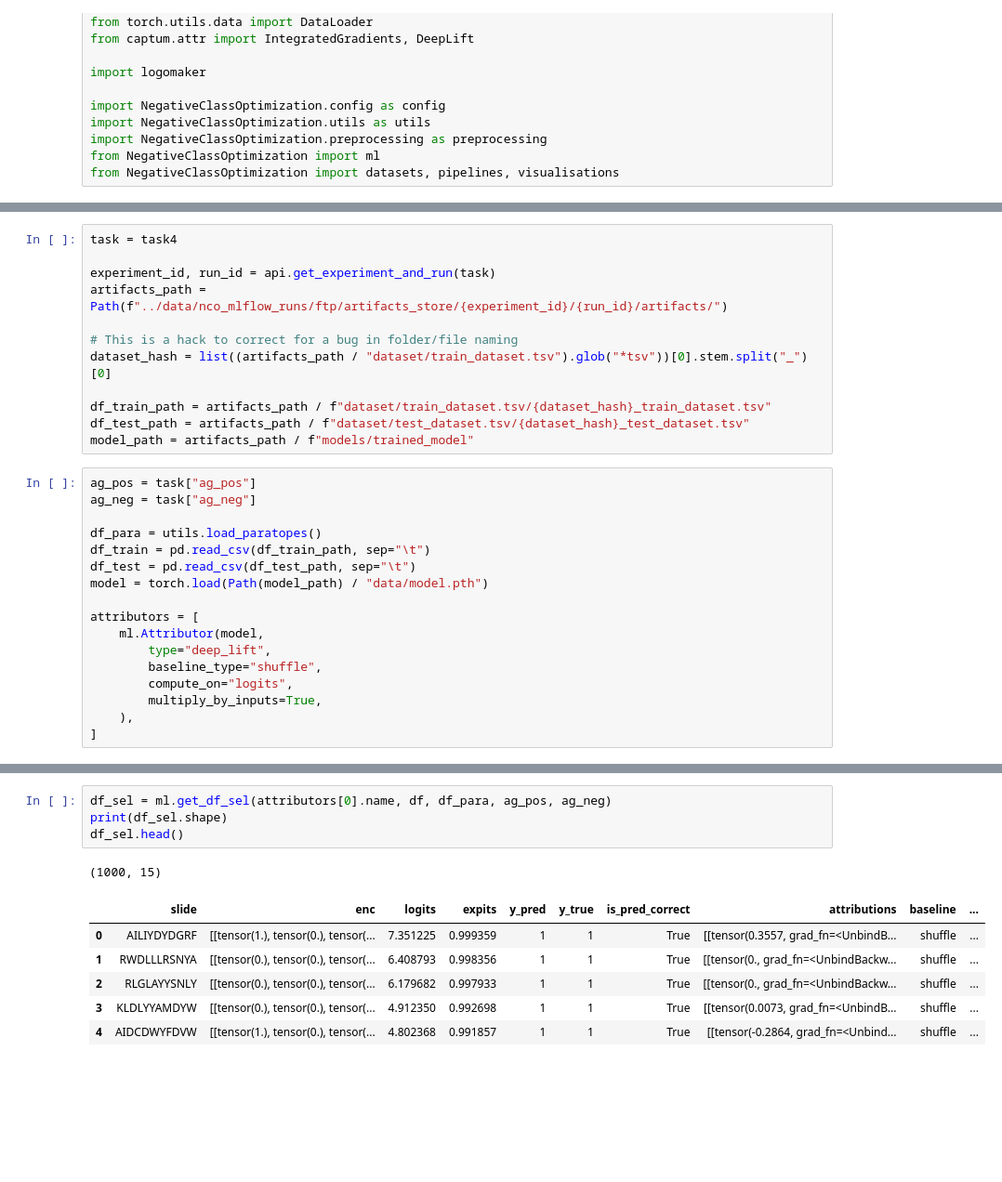
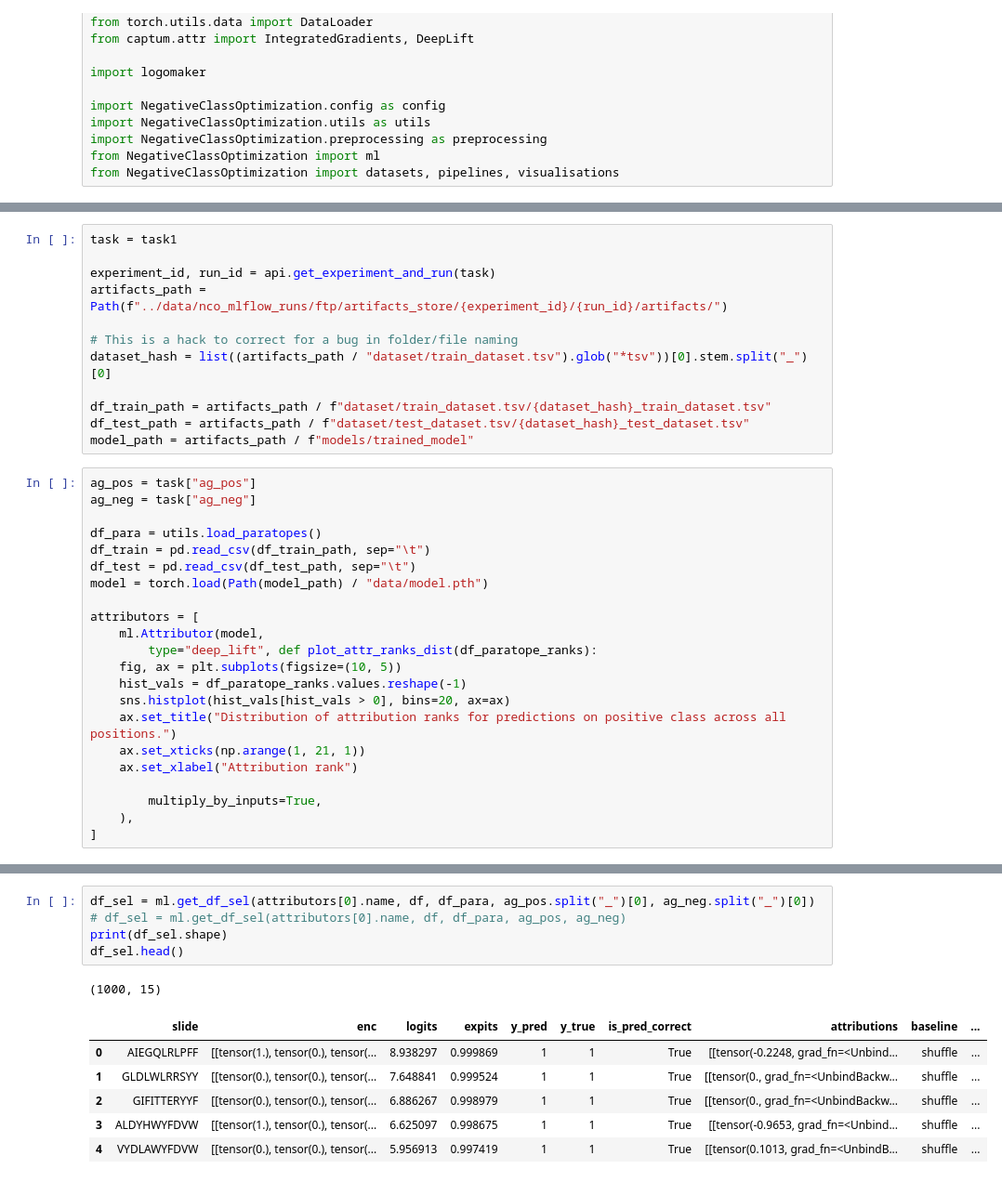
Before and after one commit to csi-greifflab/negative-class-optimization, a Jupyter notebook: notebooks/07c_Interpretability_across_datasets.ipynb, the cells around one changed output, grey strips where cells are left out. Shown: that part at 93% size. Saved outputs shown, nothing was run; the diff lists cells and outputs as text; blank space fills up the shorter version.

```diff
--- a/notebooks/07c_Interpretability_across_datasets.ipynb
+++ b/notebooks/07c_Interpretability_across_datasets.ipynb
@@ -62,7 +62,7 @@ api.get_experiment_and_run(task1), api.get_experiment_and_run(task2), api.get_ex
  ('12', '274451d49f144394813038d173d7ce35'),
  ('13', 'd303d2c7671a42248306064b408d0901'))
 # %%
-task = task4
+task = task1
 
 experiment_id, run_id = api.get_experiment_and_run(task)
 artifacts_path = Path(f"../data/nco_mlflow_runs/ftp/artifacts_store/{experiment_id}/{run_id}/artifacts/")
@@ -84,9 +84,14 @@ model = torch.load(Path(model_path) / "data/model.pth")
 
 attributors = [
     ml.Attributor(model,
-        type="deep_lift",
-        baseline_type="shuffle",
-        compute_on="logits",
+        type="deep_lift", def plot_attr_ranks_dist(df_paratope_ranks):
+    fig, ax = plt.subplots(figsize=(10, 5))
+    hist_vals = df_paratope_ranks.values.reshape(-1)
+    sns.histplot(hist_vals[hist_vals > 0], bins=20, ax=ax)
+    ax.set_title("Distribution of attribution ranks for predictions on positive class across all positions.")
+    ax.set_xticks(np.arange(1, 21, 1))
+    ax.set_xlabel("Attribution rank")
+
         multiply_by_inputs=True,
     ),
 ]
@@ -103,15 +108,16 @@ df.head()
 # %%
-df_sel = ml.get_df_sel(attributors[0].name, df, df_para, ag_pos, ag_neg)
+df_sel = ml.get_df_sel(attributors[0].name, df, df_para, ag_pos.split("_")[0], ag_neg.split("_")[0])
+# df_sel = ml.get_df_sel(attributors[0].name, df, df_para, ag_pos, ag_neg)
 print(df_sel.shape)
 df_sel.head()
 # %% [output]
 (1000, 15)
 |  | slide | enc | logits | expits | y_pred | y_true | is_pred_correct | attributions | baseline | ... |
-| 0 | AILIYDYDGRF | [[tensor(1.), tensor(0.), tensor(... | 7.351225 | 0.999359 | 1 | 1 | True | [[tensor(0.3557, grad_fn=<UnbindB... | shuffle | ... |
-| 1 | RWDLLLRSNYA | [[tensor(0.), tensor(0.), tensor(... | 6.408793 | 0.998356 | 1 | 1 | True | [[tensor(0., grad_fn=<UnbindBackw... | shuffle | ... |
-| 2 | RLGLAYYSNLY | [[tensor(0.), tensor(0.), tensor(... | 6.179682 | 0.997933 | 1 | 1 | True | [[tensor(0., grad_fn=<UnbindBackw... | shuffle | ... |
-| 3 | KLDLYYAMDYW | [[tensor(0.), tensor(0.), tensor(... | 4.912350 | 0.992698 | 1 | 1 | True | [[tensor(0.0073, grad_fn=<UnbindB... | shuffle | ... |
-| 4 | AIDCDWYFDVW | [[tensor(1.), tensor(0.), tensor(... | 4.802368 | 0.991857 | 1 | 1 | True | [[tensor(-0.2864, grad_fn=<Unbind... | shuffle | ... |
+| 0 | AIEGQLRLPFF | [[tensor(1.), tensor(0.), tensor(... | 8.938297 | 0.999869 | 1 | 1 | True | [[tensor(-0.2248, grad_fn=<Unbind... | shuffle | ... |
+| 1 | GLDLWLRRSYY | [[tensor(0.), tensor(0.), tensor(... | 7.648841 | 0.999524 | 1 | 1 | True | [[tensor(0., grad_fn=<UnbindBackw... | shuffle | ... |
+| 2 | GIFITTERYYF | [[tensor(0.), tensor(0.), tensor(... | 6.886267 | 0.998979 | 1 | 1 | True | [[tensor(0., grad_fn=<UnbindBackw... | shuffle | ... |
+| 3 | ALDYHWYFDVW | [[tensor(1.), tensor(0.), tensor(... | 6.625097 | 0.998675 | 1 | 1 | True | [[tensor(-0.9653, grad_fn=<Unbind... | shuffle | ... |
+| 4 | VYDLAWYFDVW | [[tensor(0.), tensor(0.), tensor(... | 5.956913 | 0.997419 | 1 | 1 | True | [[tensor(0.1013, grad_fn=<UnbindB... | shuffle | ... |
 # %%
 paratope_ranks, _ = ml.get_paratope_ranks(1, df_sel)
 random_ranks, _ = ml.get_paratope_ranks(1, df_sel, True)
```
Also changed, not shown: parts of 6 cells of this notebook, 7 other files.
